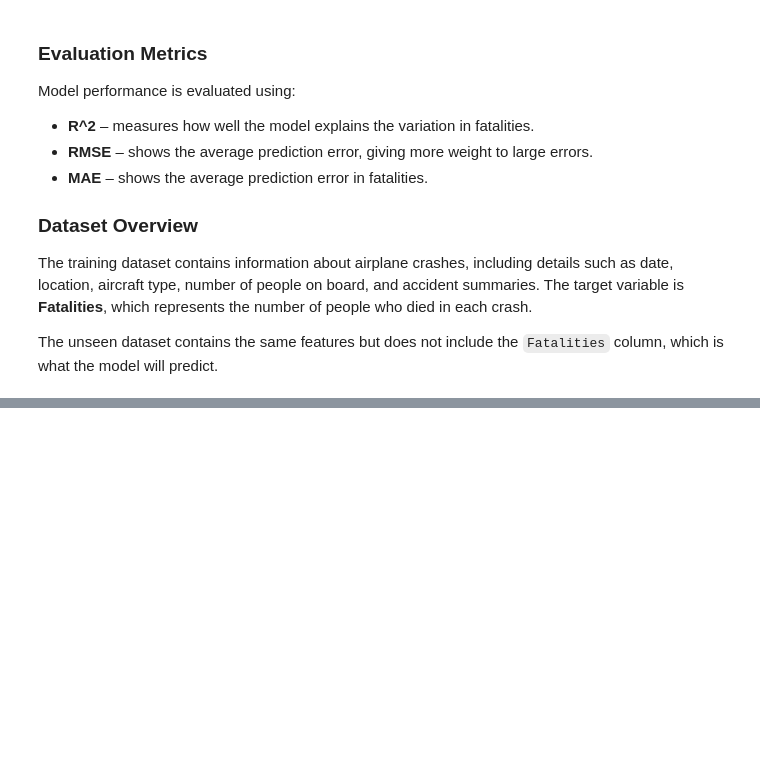
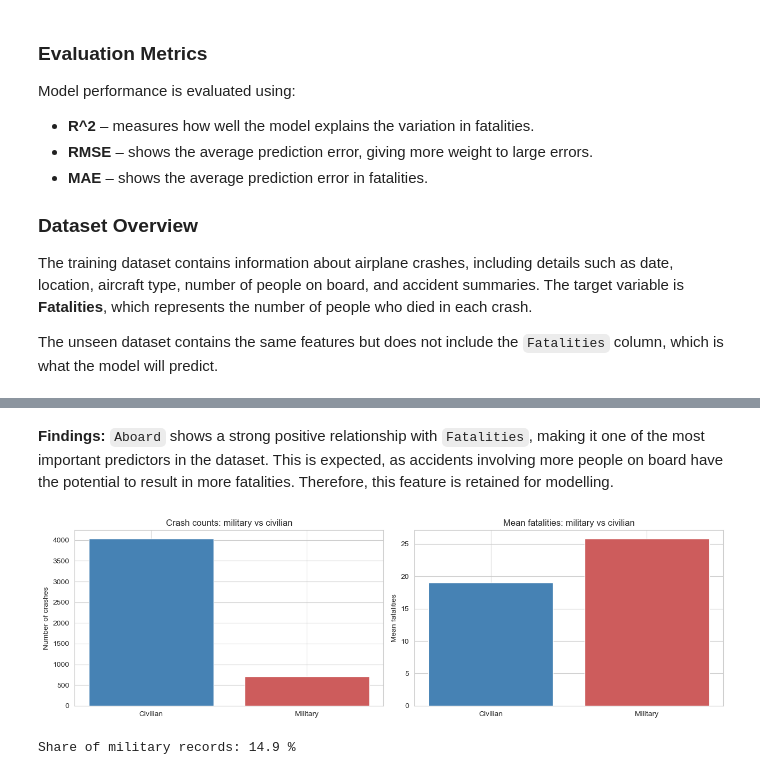
Before and after one commit to vcmeamaria/airplane_regression, a Jupyter notebook: airplane_fatalities_regression.ipynb, the cells around one changed output, grey strips where cells are left out. Cells and saved outputs as stored; diff of their text form; code cells hidden in the pictures; blank space fills up the shorter version.

```diff
--- a/airplane_fatalities_regression.ipynb
+++ b/airplane_fatalities_regression.ipynb
@@ -33,0 +257,24 @@ The unseen dataset contains the same features but does not include the `Fataliti
+# %% [markdown]
+**Findings:** `Aboard` shows a strong positive relationship with `Fatalities`, making it one of the most important predictors in the dataset. This is expected, as accidents involving more people on board have the potential to result in more fatalities. Therefore, this feature is retained for modelling.
+# %%
+# military vs civilian crash counts and fatalities mean
+tmp = train.copy()
+tmp['is_military'] = tmp['Operator'].fillna('').str.contains('Military', case=False).astype(int)
+
+fig, ax = plt.subplots(1, 2, figsize=(13, 4))
+counts = tmp['is_military'].value_counts().sort_index()
+ax[0].bar(['Civilian', 'Military'], counts.values, color=['steelblue', 'indianred'])
+ax[0].set_title('Crash counts: military vs civilian')
+ax[0].set_ylabel('Number of crashes')
+
+means = tmp.groupby('is_military')['Fatalities'].mean()
+ax[1].bar(['Civilian', 'Military'], means.values, color=['steelblue', 'indianred'])
+ax[1].set_title('Mean fatalities: military vs civilian')
+ax[1].set_ylabel('Mean fatalities')
+plt.tight_layout()
+plt.show()
+
+print('Share of military records:', round(tmp['is_military'].mean() * 100, 1), '%')
+# %% [output]
+[figure, added]
+Share of military records: 14.9 %
```
Also changed, not shown: parts of 51 cells of this notebook.
